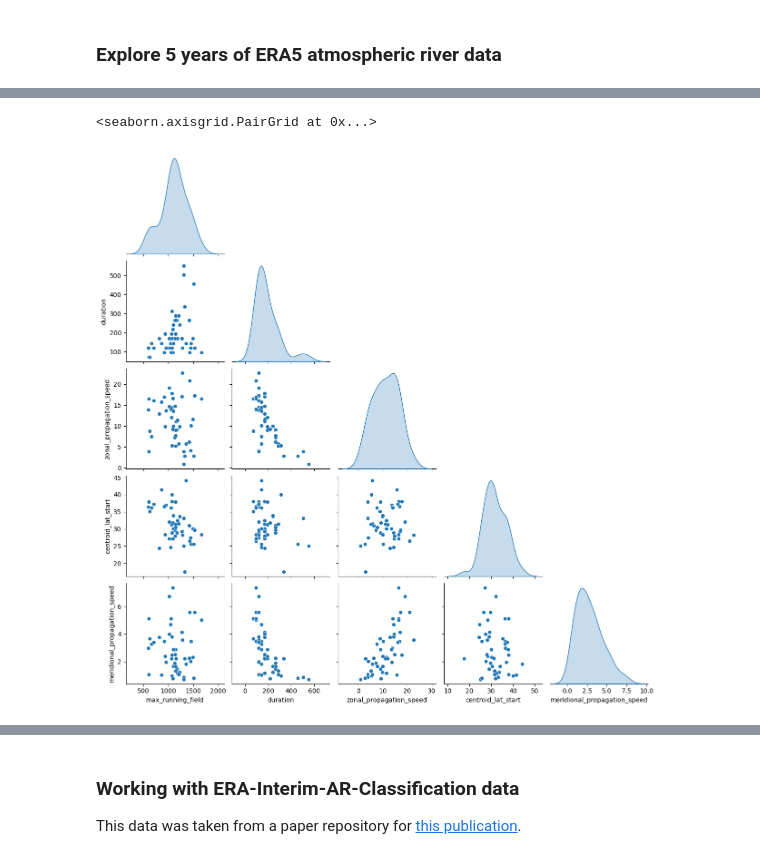
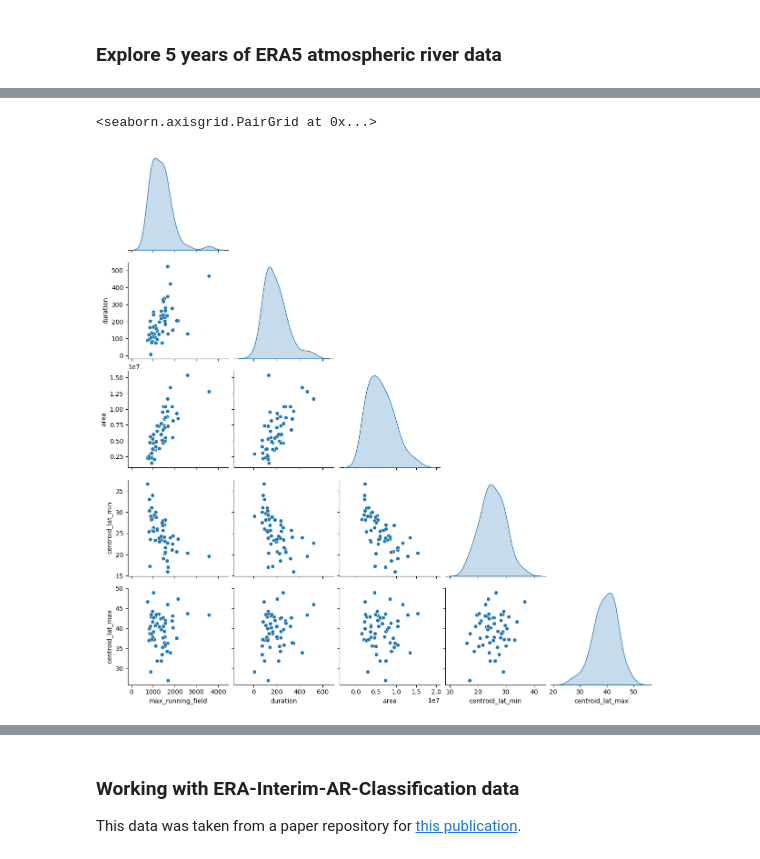
Before and after one commit to UW-ESS-DS/MLGeo-2023-Atmospheric-Rivers, a Jupyter notebook: notebooks/03_data_characterization.ipynb, the cells around one changed output, grey strips where cells are left out. Cells and saved outputs as stored; diff of their text form; code cells hidden in the pictures.

```diff
--- a/notebooks/03_data_characterization.ipynb
+++ b/notebooks/03_data_characterization.ipynb
@@ -57,18 +32,0 @@ Okay, we have a way of looking at this data. Now lets make a combined dataset ov
-# %%
-years = [2015, 2016, 2017, 2018, 2019]
-event_list = []
-for year in years:
-    ds = xr.open_dataset(f'../data/02_processed/AR_Events/lpt_systems_AR_{year-1}050100_{year}043018.nc')
-
-    # filter the centroid_lon_end to be between 225 and 245 and the centroid_lat_end to be between 40 and 55
-    ds_filter_01 = ds.where((ds.centroid_lon_end > 235) &
-                (ds.centroid_lat_end > 45) &
-                (ds.centroid_lat_end < 52), drop=True)
-
-    for i in range(ds_filter_01.nlpt.size):
-        lpt_begin_index = ds_filter_01.lpt_begin_index.values.astype(int)
-        lpt_end_index = ds_filter_01.lpt_end_index.values.astype(int)
-        # filter to a specific event
-        tmp_ds = ds_filter_01.isel(nlpt=i, nstitch=slice(lpt_begin_index[i],lpt_end_index[i])).drop_dims('nobj')
-
-        event_list.append(tmp_ds.where(tmp_ds.max_running_field==tmp_ds.max_running_field.max(), drop=True).to_pandas().drop(cols_to_exclude, axis=1))
@@ -92,0 +109,20 @@ sns.heatmap(event_df[cols_to_compare].corr(), annot=True, cmap='coolwarm')
+# %%
+year = 2016
+print(f'Total number of events in {year}: ', len(np.unique(wa_ARs_events_ds.where(wa_ARs_events_ds.time.dt.year==year, drop=True)['event_id'].to_numpy())))
+event_list = []
+wa_ARs_df = wa_ARs_events_ds.to_dataframe()
+cols_to_exclude = [ 'amean_inst_field', 'volrain_global_tser',
+                    'volrain_at_end_time_tser', 'volrain_with_filter_at_end_time_tser']
+# groupby event_id and get the max value of max_running_field, the start, end and count of time
+wa_AR_events_df = wa_ARs_df.groupby('event_id').agg({'max_running_field':'max', 'time':['min','max','count'], 'area':'max', 'centroid_lat':['min','max']})
+
+# make a sub dataframe with the max running field, time count, area max, and centroid lat min and max
+corr_df = pd.concat([wa_AR_events_df['max_running_field']['max'],
+                     wa_AR_events_df['time']['count'],
+                     wa_AR_events_df['area']['max'],
+                     wa_AR_events_df['centroid_lat']['min'],
+                     wa_AR_events_df['centroid_lat']['max']], axis=1)
+# rename columns
+corr_df.columns = ['max_running_field', 'duration', 'area', 'centroid_lat_min', 'centroid_lat_max']
+
+sns.heatmap(corr_df.corr(), annot=True, cmap='coolwarm')
@@ -93,6 +133,6 @@ sns.heatmap(event_df[cols_to_compare].corr(), annot=True, cmap='coolwarm')
 # %%
 # create a correllogram to look for correlations between variables
-sns.pairplot(event_df[cols_to_compare], diag_kind='kde', corner=True)
+sns.pairplot(corr_df, diag_kind='kde', corner=True)
 # %% [output]
 <seaborn.axisgrid.PairGrid at 0x...>
-[figure, old version]
+[figure, new version]
```
Also changed, not shown: parts of 29 cells of this notebook, 3 other files.
